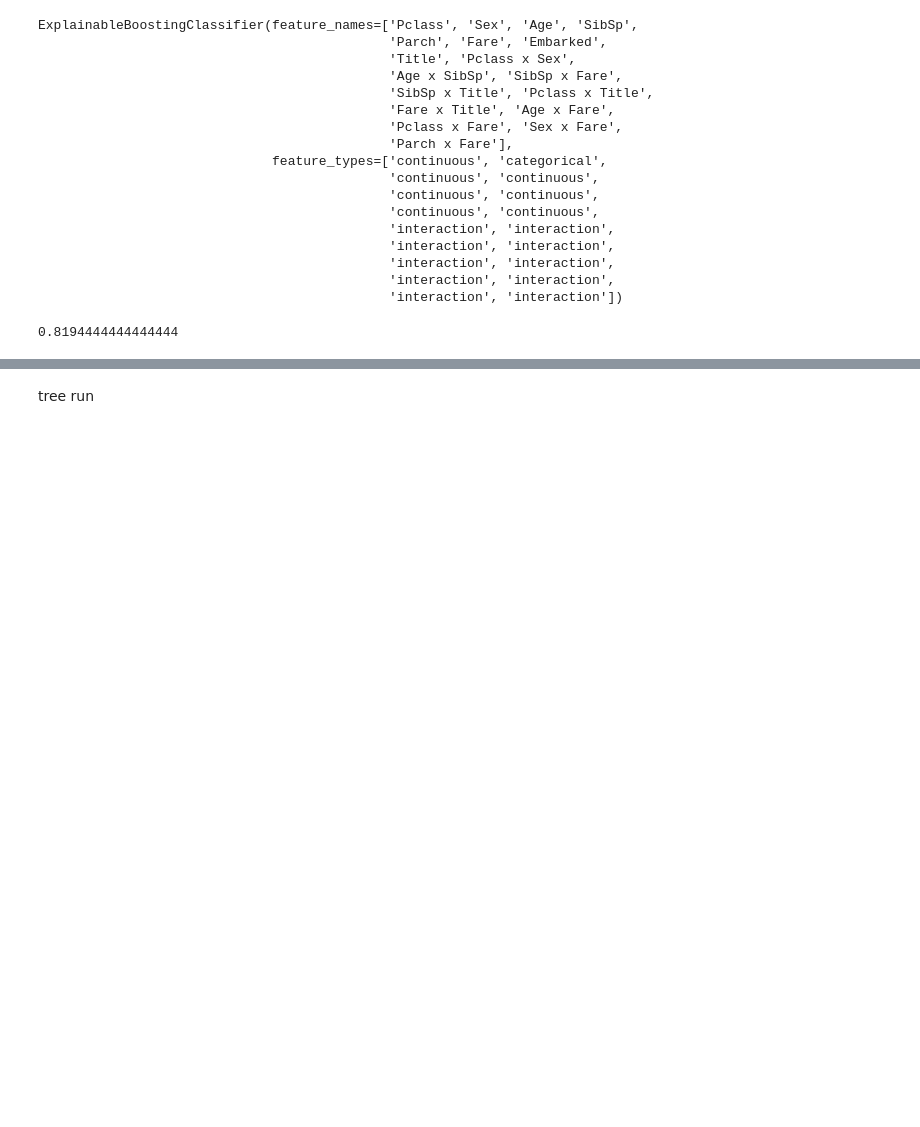
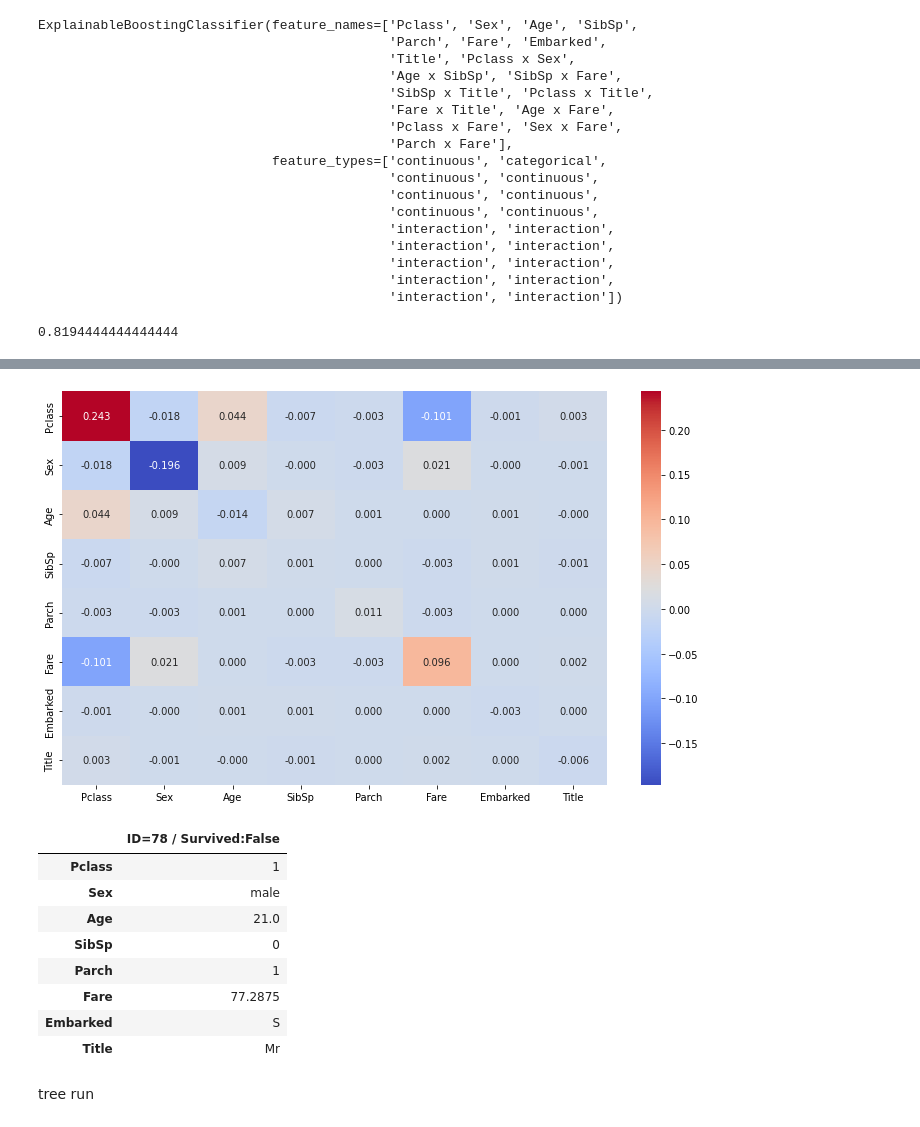
Before and after one commit to simonjisu/FeatureInteractionTree, a Jupyter notebook: notebooks/Finer Granularity Explanation.ipynb, the cells around one changed output, grey strips where cells are left out. Cells and saved outputs as stored; diff of their text form; code cells hidden in the pictures; blank space fills up the shorter version.

```diff
--- a/notebooks/Finer Granularity Explanation.ipynb
+++ b/notebooks/Finer Granularity Explanation.ipynb
@@ -168,32 +158,43 @@ shap_interactions = tree_builder.shap_interaction_values(group_id=group_id)
 # %%
 from fge.dataset import titanic
 shap_values = tree_builder.explainer(dataset.data['X_train'])
 data_id = 0
 i = dataset.data['X_train'].iloc[data_id].name
 d = titanic(data_home=Path('../data').resolve() / 'titanic', as_frame=True, display=True)
 
 X = d['data']
 y = d['target']
 feature_names = X.columns
 sample = X.loc[i]
 sample = pd.DataFrame(sample).rename(columns={78: f'ID=78 / Survived:{bool(y[i])}'})
 import matplotlib.gridspec as gridspec
 
 df = pd.DataFrame(shap_interactions[data_id], index=feature_names, columns=feature_names)
 
 fig = plt.figure(figsize=(10, 6))
 
 gs1 = gridspec.GridSpec(1, 4)
 ax1 = fig.add_subplot(gs1[0:4])
 # ax2 = fig.add_subplot(gs1[3])
 sns.heatmap(df, cmap='coolwarm', annot=True, fmt='.3f', ax=ax1)
 # ax2.axis('tight')
 # ax2.axis('off')
 # ax2.table(cellText=sample.values, colLabels=sample.columns, loc='center', rowLabels=sample.index)
-fig.suptitle(f'SHAP Interaction Values from Titanic Survival Dataset(Sample Number={i})', fontsize=16)
+#fig.suptitle(f'SHAP Interaction Values from Titanic Survival Dataset(Sample Number={i})', fontsize=16)
 plt.tight_layout()
 plt.show()
 sample
+# %% [output]
+[figure, added]
+|  | ID=78 / Survived:False |
+| Pclass | 1 |
+| Sex | male |
+| Age | 21.0 |
+| SibSp | 0 |
+| Parch | 1 |
+| Fare | 77.2875 |
+| Embarked | S |
+| Title | Mr |
 # %% [markdown]
 tree run
 # %%
```
Also changed, not shown: parts of 2 cells of this notebook, 1 other file.
